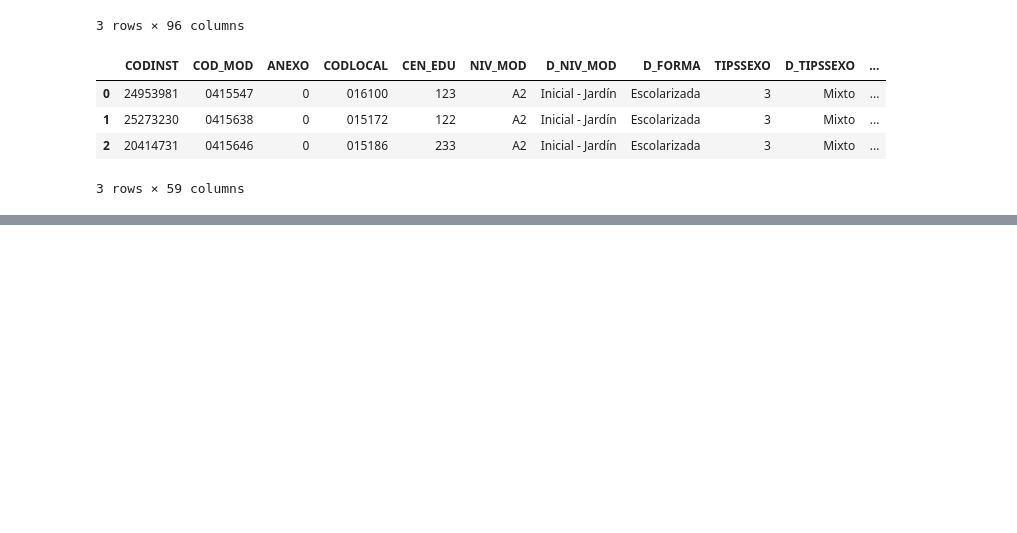
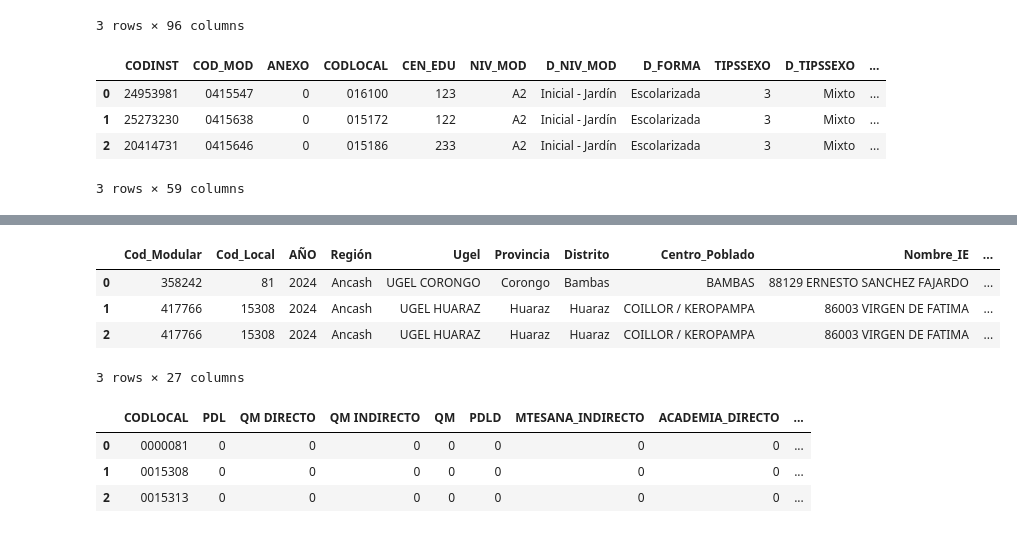
Before and after one commit to Leonel481/Edhack-MIT, a Jupyter notebook: notebooks/EDA-datos.ipynb, the cells around one changed output, grey strips where cells are left out. Drawn from its saved outputs; the diff is of its cells as text; code cells hidden in the pictures; blank space fills up the shorter version.

```diff
--- a/notebooks/EDA-datos.ipynb
+++ b/notebooks/EDA-datos.ipynb
@@ -136,0 +168,50 @@ df_aula[cols_aula].head(3)
+# %%
+path_umercea = r"/mnt/c/Users/raini/Downloads/5_URMECEA-HISTÓRICO_lite (1).xlsx"
+df_urmecea = pd.read_excel(path_umercea)
+df_urmecea.head(3)
+# %% [output]
+|  | Cod_Modular | Cod_Local | AÑO | Región | Ugel | Provincia | Distrito | Centro_Poblado | Nombre_IE | ... |
+| 0 | 358242 | 81 | 2024 | Ancash | UGEL CORONGO | Corongo | Bambas | BAMBAS | 88129 ERNESTO SANCHEZ FAJARDO | ... |
+| 1 | 417766 | 15308 | 2024 | Ancash | UGEL HUARAZ | Huaraz | Huaraz | COILLOR / KEROPAMPA | 86003 VIRGEN DE FATIMA | ... |
+| 2 | 417766 | 15308 | 2024 | Ancash | UGEL HUARAZ | Huaraz | Huaraz | COILLOR / KEROPAMPA | 86003 VIRGEN DE FATIMA | ... |
+3 rows × 27 columns
+# %%
+col_urme = ['Cod_Local', 'PDL', 'QM DIRECTO', 'QM INDIRECTO', 'QM', 'PDLD', 'MTESANA', 'ACADEMIA', 'Evaluación', 'Nivel de logro']
+df_urmecea_2 = df_urmecea[col_urme]
+df_urmecea_2['Cod_Local'] = (
+    df_urmecea_2['Cod_Local'].astype('Int64').astype(str).str.zfill(7)
+)
+map_logro = {
+    'en inicio': 1,
+    'en proceso': 2,
+    'satisfactorio': 3
+}
+
+df_urmecea_2['nivel_logro_num'] = df_urmecea_2['Nivel de logro'].str.lower().map(map_logro).astype('Int64')
+df_urmecea_2['Evaluación'] = df_urmecea_2['Evaluación'].str.lower()
+
+evaluacion_pivot = (
+    df_urmecea_2
+    .groupby(['Cod_Local', 'Evaluación'])
+    .agg({'nivel_logro_num': 'mean'})
+    .unstack(fill_value=0)
+    .add_prefix('Evaluación')
+).reset_index()
+evaluacion_pivot.columns = ['Cod_Local', 'Evaluación_lectura', 'Evaluación_matematica']
+
+cols_binarias = ['PDL', 'QM DIRECTO', 'QM INDIRECTO', 'QM', 'PDLD', 'MTESANA', 'ACADEMIA']
+df_urmecea_2[cols_binarias] = df_urmecea_2[cols_binarias].notna().astype(int)
+df_urmecea_3 = df_urmecea_2[['Cod_Local'] + cols_binarias].rename(columns={
+    'MTESANA': 'MTESANA_INDIRECTO',
+    'ACADEMIA': 'ACADEMIA_DIRECTO'
+})
+df_urmecea_3.drop_duplicates(subset=['Cod_Local'], keep='first', inplace=True)
+
+df_urmecea_4 = df_urmecea_3.merge(evaluacion_pivot, on='Cod_Local', how='left').rename(columns={'Cod_Local': 'CODLOCAL'})
+
+df_urmecea_4.head(3)
+# %% [output]
+|  | CODLOCAL | PDL | QM DIRECTO | QM INDIRECTO | QM | PDLD | MTESANA_INDIRECTO | ACADEMIA_DIRECTO | ... |
+| 0 | 0000081 | 0 | 0 | 0 | 0 | 0 | 0 | 0 | ... |
+| 1 | 0015308 | 0 | 0 | 0 | 0 | 0 | 0 | 0 | ... |
+| 2 | 0015313 | 0 | 0 | 0 | 0 | 0 | 0 | 0 | ... |
```
Also changed, not shown: parts of 10 cells of this notebook, 1 other file.
